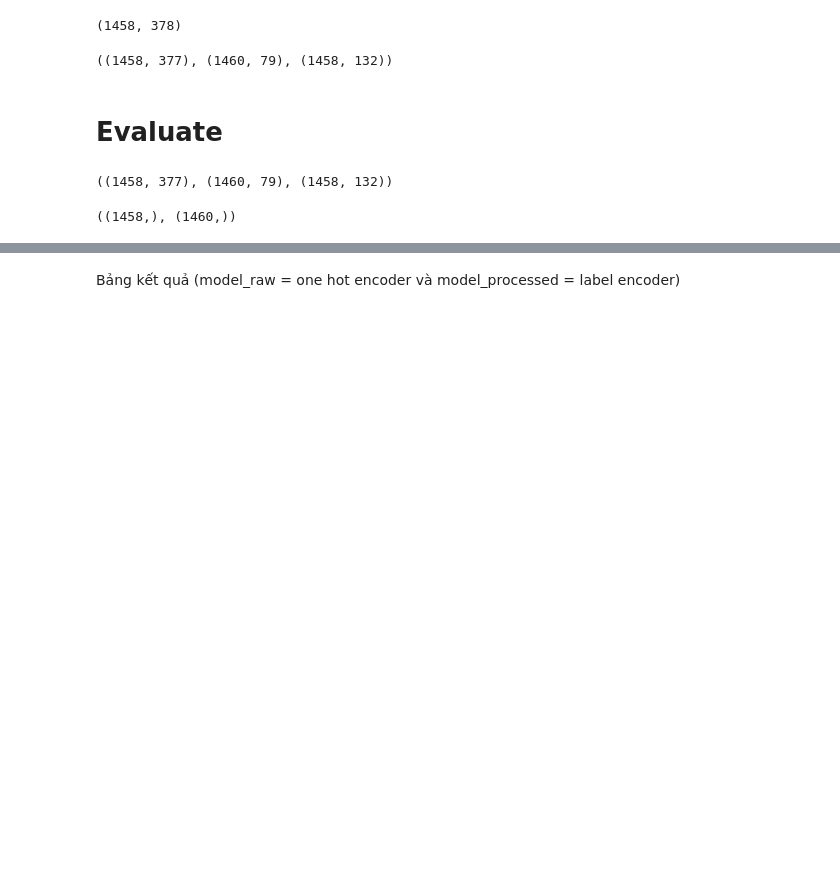
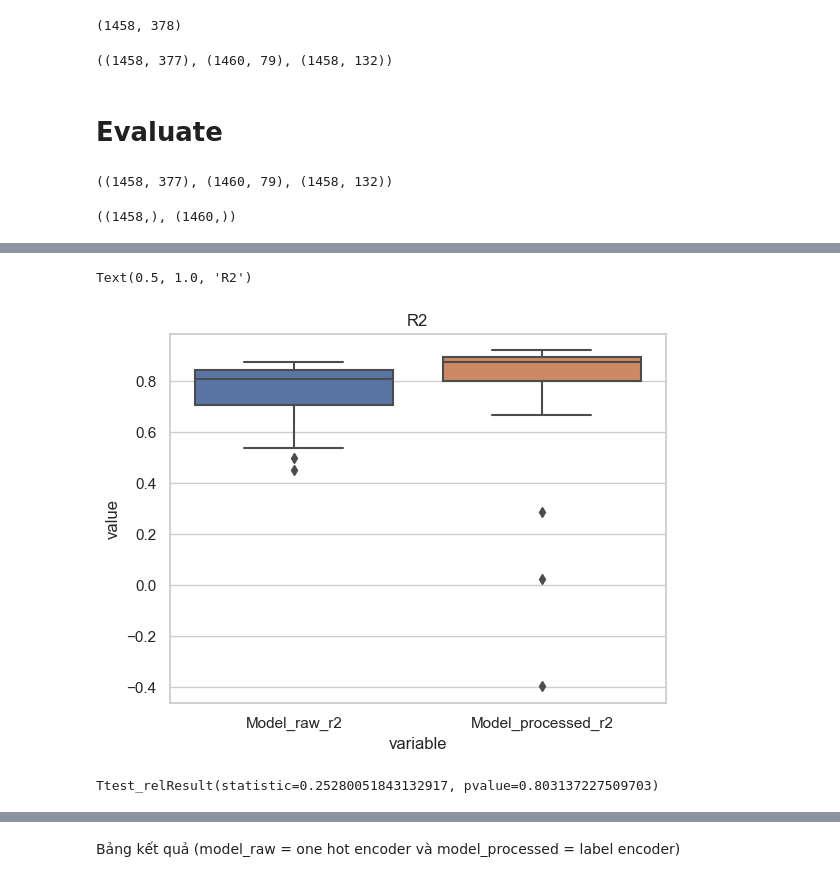
Before and after one commit to lamisgosu11/House-price-predictor, a Jupyter notebook: preprocess-label-compare.ipynb, the cells around one changed output, grey strips where cells are left out. Saved outputs shown, nothing was run; the diff lists cells and outputs as text; code cells hidden in the pictures; blank space fills up the shorter version.

```diff
--- a/preprocess-label-compare.ipynb
+++ b/preprocess-label-compare.ipynb
@@ -449,3 +449,14 @@ pd.DataFrame(LR_CV)
 | 17 | 17.0 | 0.872348 | 0.890799 | 7.861717e+08 | 0.017562 | 28038.752899 | ... |
 | 18 | 18.0 | 0.843511 | 0.875761 | 1.017110e+09 | 0.021159 | 31892.169284 | ... |
 | 19 | 19.0 | 0.585866 | 0.759158 | 1.603726e+09 | 0.034559 | 40046.550968 | ... |
+# %%
+sns.boxplot(x="variable", y="value", data=pd.melt(LR_CV[['Model_raw_r2', 'Model_processed_r2']]))
+plt.title('R2')
+# %% [output]
+Text(0.5, 1.0, 'R2')
+[figure, added]
+# %%
+from scipy import stats
+stats.ttest_rel(LR_CV['Model_raw_r2'], LR_CV['Model_processed_r2'])
+# %% [output]
+Ttest_relResult(statistic=0.25280051843132917, pvalue=0.803137227509703)
```
Also changed, not shown: parts of 23 cells of this notebook.
